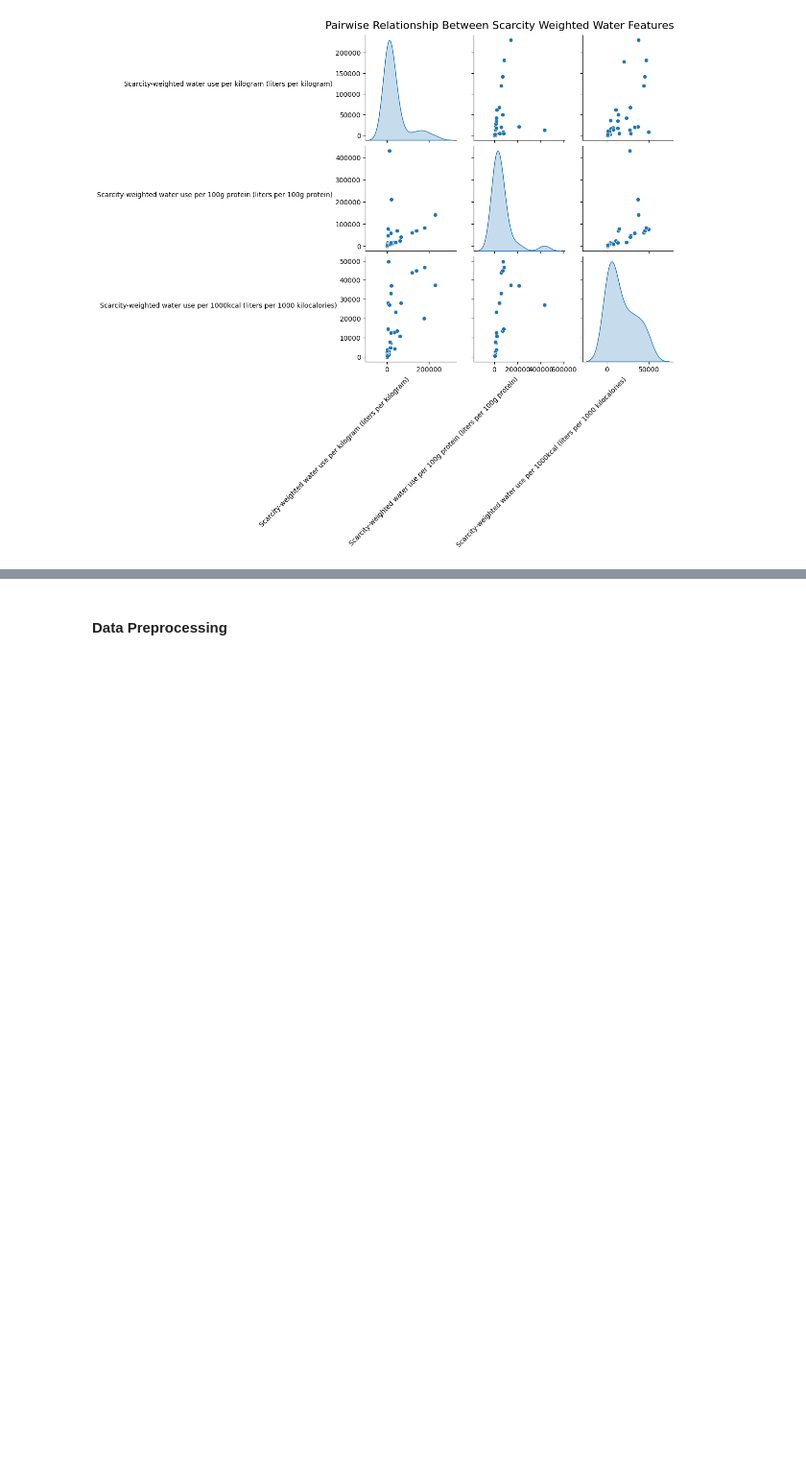
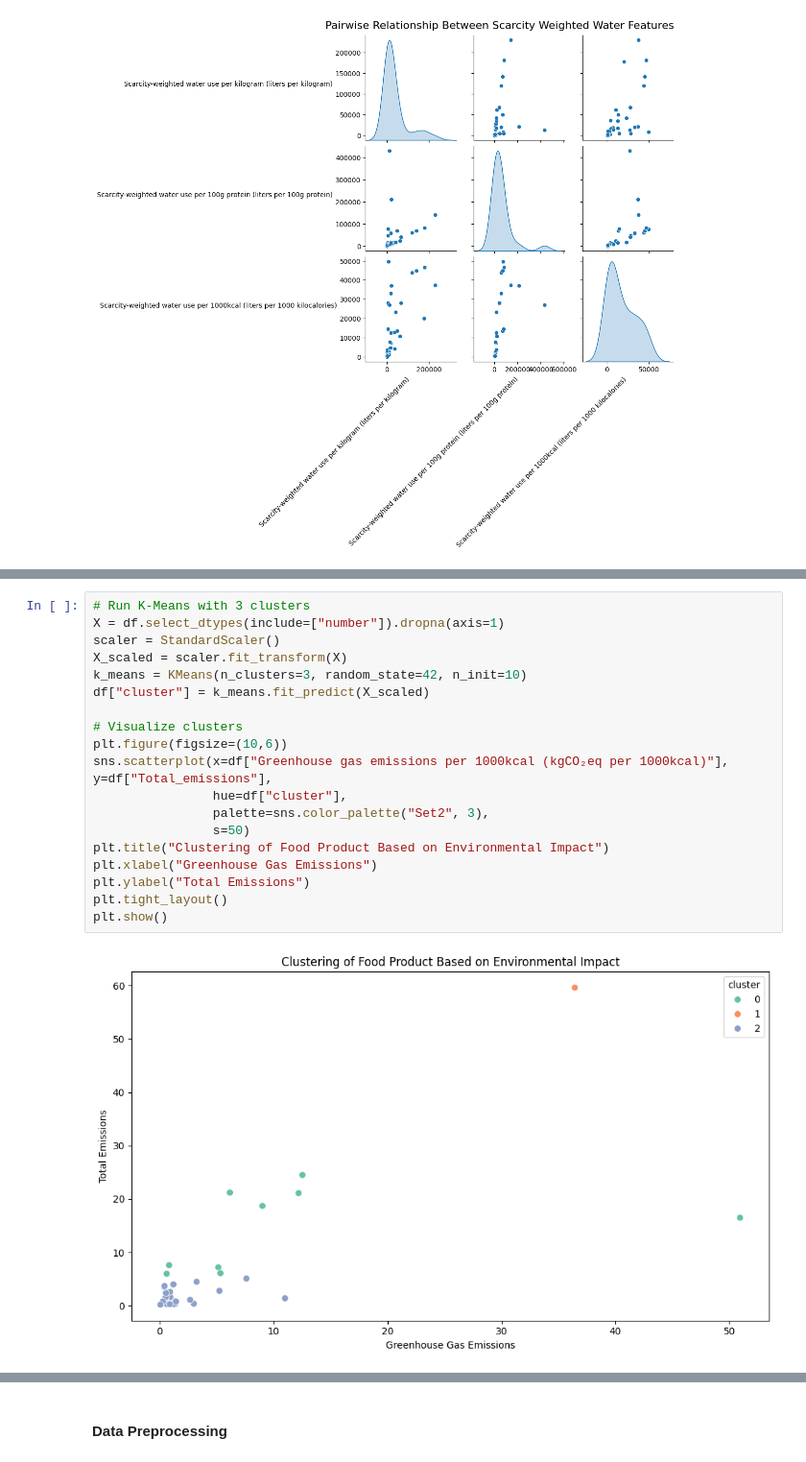
Before and after one commit to adubrightkwartengsnr/Environmental_Impact_Of_Food_Production_Analysis, a Jupyter notebook: notebook/environment_impact_of_food_analysis.ipynb, the cells around one changed output, grey strips where cells are left out. Shown at 96% size. Cells and saved outputs as stored; diff of their text form; blank space fills up the shorter version.

```diff
--- a/notebook/environment_impact_of_food_analysis.ipynb
+++ b/notebook/environment_impact_of_food_analysis.ipynb
@@ -703,0 +748,21 @@ plt.show()
+# %%
+# Run K-Means with 3 clusters
+X = df.select_dtypes(include=["number"]).dropna(axis=1)
+scaler = StandardScaler()
+X_scaled = scaler.fit_transform(X)
+k_means = KMeans(n_clusters=3, random_state=42, n_init=10)
+df["cluster"] = k_means.fit_predict(X_scaled)
+
+# Visualize clusters
+plt.figure(figsize=(10,6))
+sns.scatterplot(x=df["Greenhouse gas emissions per 1000kcal (kgCO₂eq per 1000kcal)"], y=df["Total_emissions"],
+                hue=df["cluster"],
+                palette=sns.color_palette("Set2", 3),
+                s=50)
+plt.title("Clustering of Food Product Based on Environmental Impact")
+plt.xlabel("Greenhouse Gas Emissions")
+plt.ylabel("Total Emissions")
+plt.tight_layout()
+plt.show()
+# %% [output]
+[figure, added]
```
Also changed, not shown: parts of 11 cells of this notebook.
